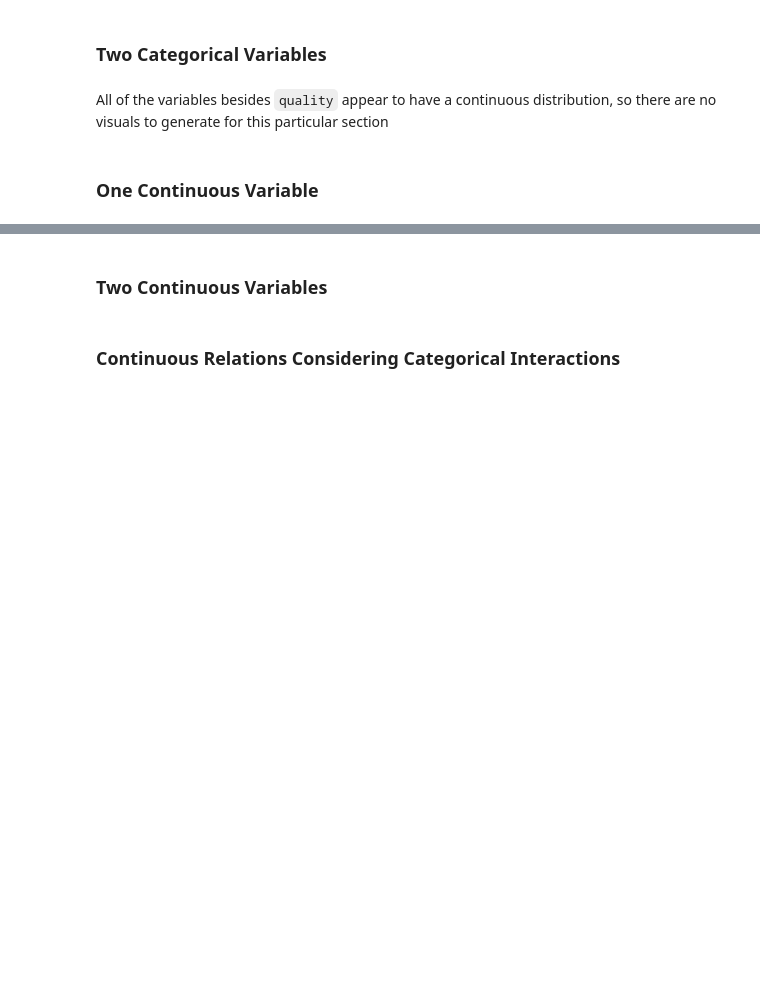
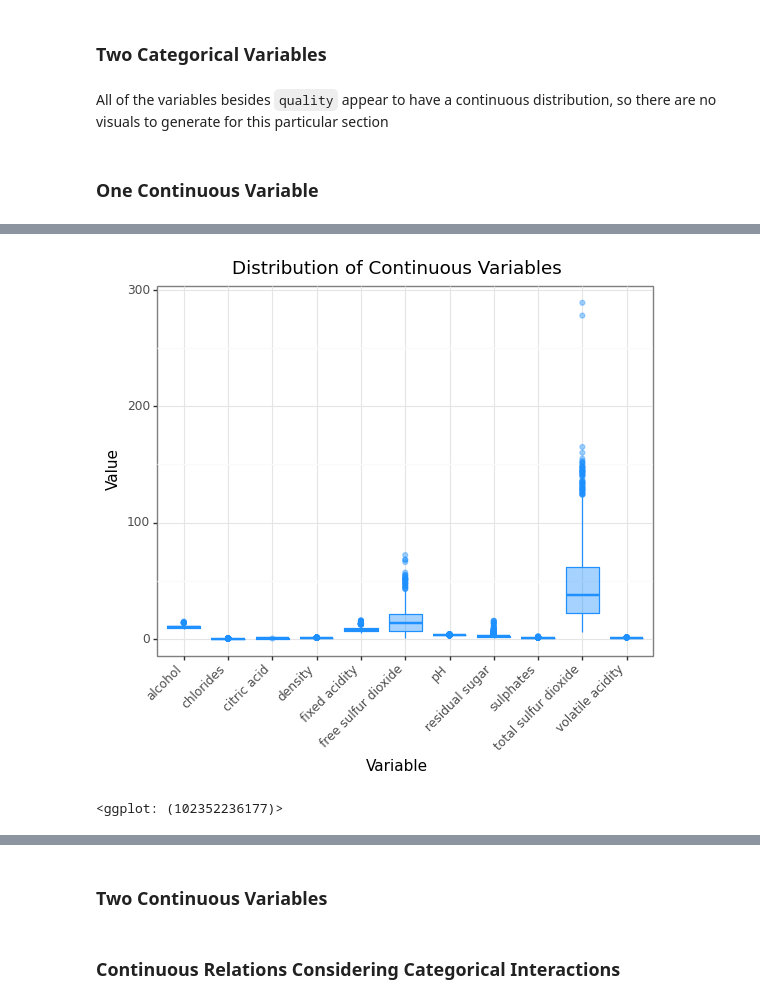
Before and after one commit to zopalmer14/Red-Wine-Python-DS-Practice, a Jupyter notebook: red_wine_eda.ipynb, the cells around one changed output, grey strips where cells are left out. Cells and saved outputs as stored; diff of their text form; code cells hidden in the pictures; blank space fills up the shorter version.

Commit message:
feat: added figures showing the distributions of the countinuous variables

```diff
--- a/red_wine_eda.ipynb
+++ b/red_wine_eda.ipynb
@@ -176,0 +181,3 @@ All of the variables besides `quality` appear to have a continuous distribution,
+# %%
+long_df = wine_df.melt(id_vars = 'quality')
+long_df.head()
@@ -176,0 +191,9 @@ All of the variables besides `quality` appear to have a continuous distribution,
+# %%
+(ggplot(long_df, aes(x = 'factor(variable)', y = 'value'))
++ geom_boxplot(color = 'dodgerblue', fill = 'dodgerblue', alpha = 0.4, outlier_alpha = 0.4)
++ theme_bw()
++ theme(axis_text_x = element_text(angle = 45, vjust = 1, hjust = 1))
++ labs(title = 'Distribution of Continuous Variables', x = 'Variable', y = 'Value'))
+# %% [output]
+[figure, added]
+<ggplot: (102352236177)>
```
Also changed, not shown: parts of 10 cells of this notebook.
